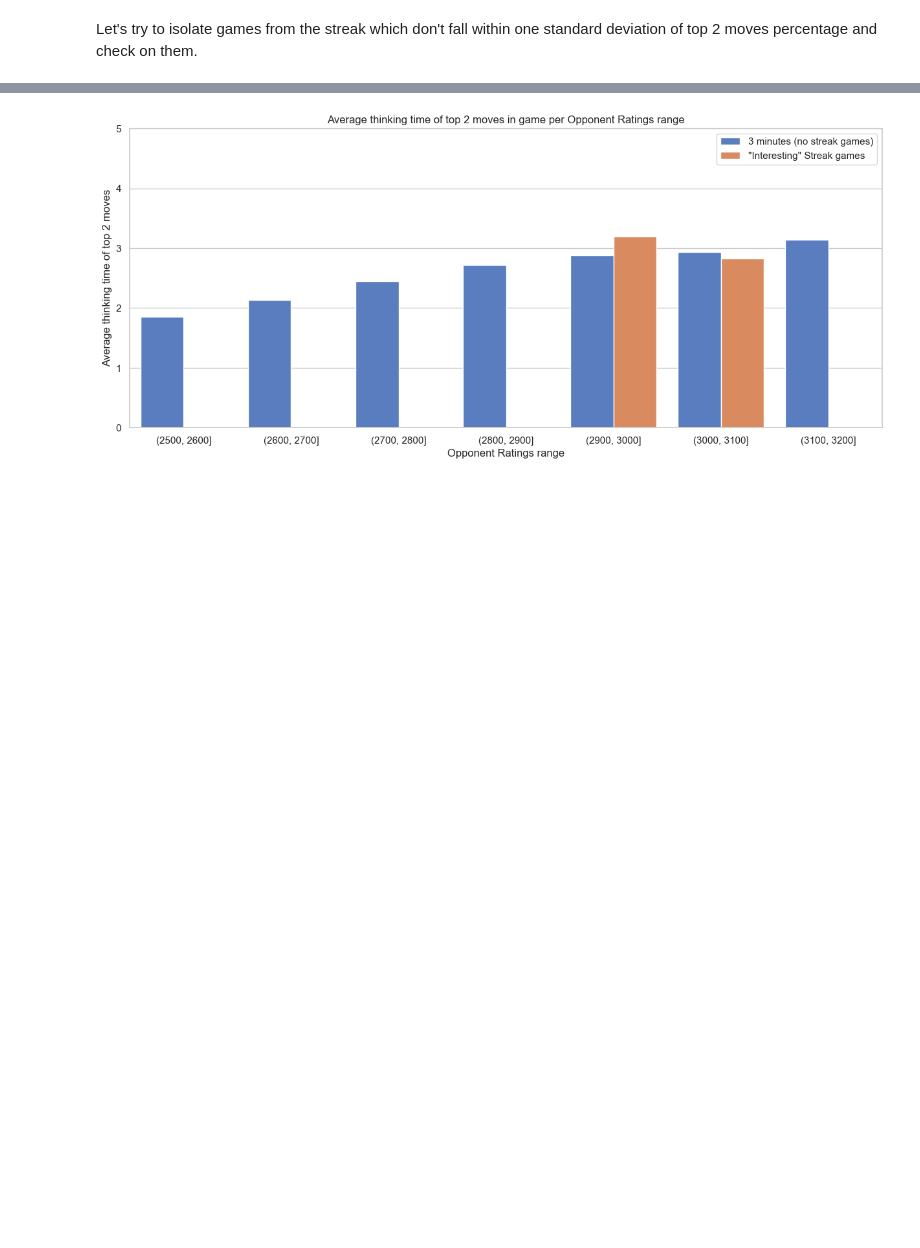
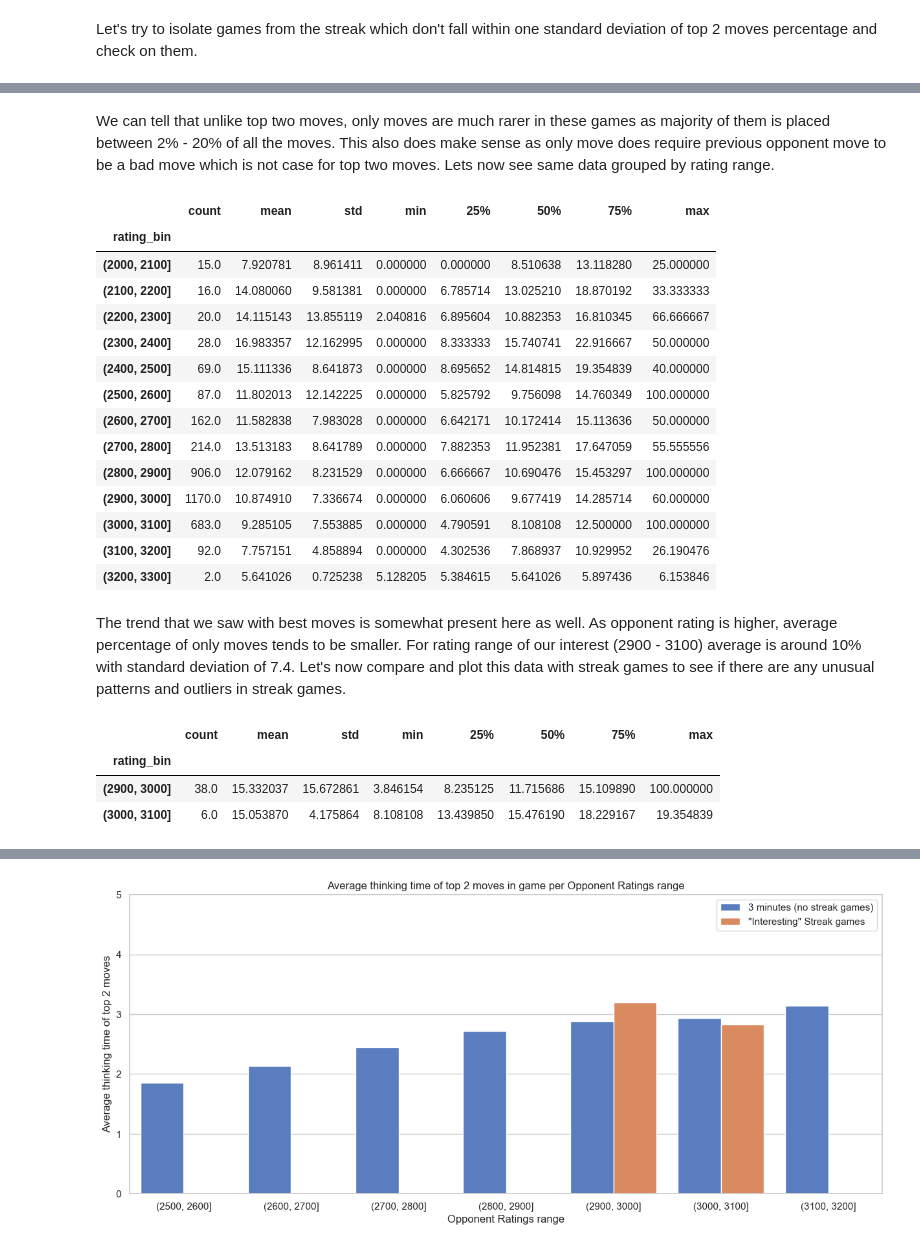
Before and after one commit to vzornic/hikaru-interesting-analysis, a Jupyter notebook: analysis.ipynb, the cells around one changed output, grey strips where cells are left out. Drawn from its saved outputs; the diff is of its cells as text; code cells hidden in the pictures; blank space fills up the shorter version.

```diff
--- a/analysis.ipynb
+++ b/analysis.ipynb
@@ -657,0 +652,29 @@ First let's switch to check stats average time taken for making one of the top t
+# %% [markdown]
+We can tell that unlike top two moves, only moves are much rarer in these games as majority of them is placed between 2% - 20% of all the moves. This also does make sense as only move does require previous opponent move to be a bad move which is not case for top two moves. Lets now see same data grouped by rating range.
+# %%
+blitz_180_no_streak_df.groupby('rating_bin', observed=True)['hikaru_stats.only_move_perc'].describe()
+# %% [output]
+|  | count | mean | std | min | 25% | 50% | 75% | max |
+| rating_bin |  |  |  |  |  |  |  |  |
+| (2000, 2100] | 15.0 | 7.920781 | 8.961411 | 0.000000 | 0.000000 | 8.510638 | 13.118280 | 25.000000 |
+| (2100, 2200] | 16.0 | 14.080060 | 9.581381 | 0.000000 | 6.785714 | 13.025210 | 18.870192 | 33.333333 |
+| (2200, 2300] | 20.0 | 14.115143 | 13.855119 | 2.040816 | 6.895604 | 10.882353 | 16.810345 | 66.666667 |
+| (2300, 2400] | 28.0 | 16.983357 | 12.162995 | 0.000000 | 8.333333 | 15.740741 | 22.916667 | 50.000000 |
+| (2400, 2500] | 69.0 | 15.111336 | 8.641873 | 0.000000 | 8.695652 | 14.814815 | 19.354839 | 40.000000 |
+| (2500, 2600] | 87.0 | 11.802013 | 12.142225 | 0.000000 | 5.825792 | 9.756098 | 14.760349 | 100.000000 |
+| (2600, 2700] | 162.0 | 11.582838 | 7.983028 | 0.000000 | 6.642171 | 10.172414 | 15.113636 | 50.000000 |
+| (2700, 2800] | 214.0 | 13.513183 | 8.641789 | 0.000000 | 7.882353 | 11.952381 | 17.647059 | 55.555556 |
+| (2800, 2900] | 906.0 | 12.079162 | 8.231529 | 0.000000 | 6.666667 | 10.690476 | 15.453297 | 100.000000 |
+| (2900, 3000] | 1170.0 | 10.874910 | 7.336674 | 0.000000 | 6.060606 | 9.677419 | 14.285714 | 60.000000 |
+| (3000, 3100] | 683.0 | 9.285105 | 7.553885 | 0.000000 | 4.790591 | 8.108108 | 12.500000 | 100.000000 |
+| (3100, 3200] | 92.0 | 7.757151 | 4.858894 | 0.000000 | 4.302536 | 7.868937 | 10.929952 | 26.190476 |
+| (3200, 3300] | 2.0 | 5.641026 | 0.725238 | 5.128205 | 5.384615 | 5.641026 | 5.897436 | 6.153846 |
+# %% [markdown]
+The trend that we saw with best moves is somewhat present here as well. As opponent rating is higher, average percentage of only moves tends to be smaller. For rating range of our interest (2900 - 3100) average is around 10% with standard deviation of 7.4. Let's now compare and plot this data with streak games to see if there are any unusual patterns and outliers in streak games.
+# %%
+streak_games_df.groupby('rating_bin', observed=True)['hikaru_stats.only_move_perc'].describe()
+# %% [output]
+|  | count | mean | std | min | 25% | 50% | 75% | max |
+| rating_bin |  |  |  |  |  |  |  |  |
+| (2900, 3000] | 38.0 | 15.332037 | 15.672861 | 3.846154 | 8.235125 | 11.715686 | 15.109890 | 100.000000 |
+| (3000, 3100] | 6.0 | 15.053870 | 4.175864 | 8.108108 | 13.439850 | 15.476190 | 18.229167 | 19.354839 |
```
Also changed, not shown: parts of 48 cells of this notebook, 2 other files.
